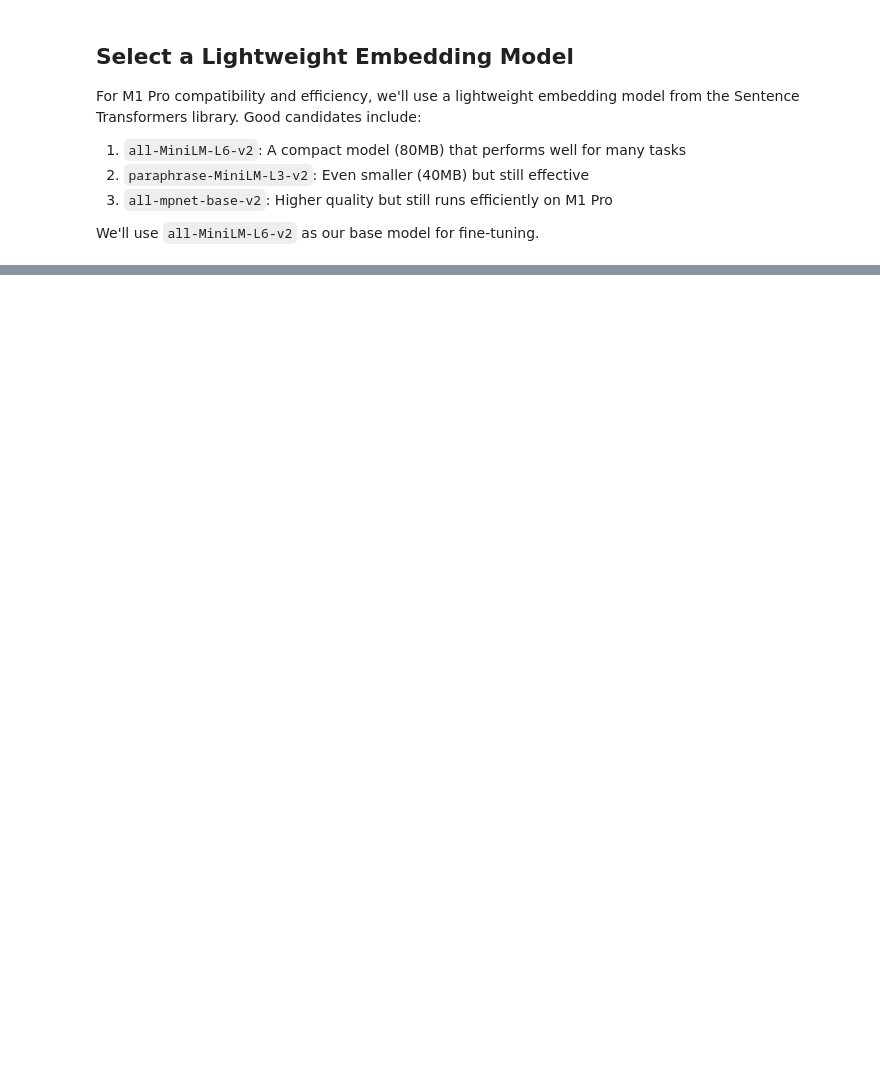
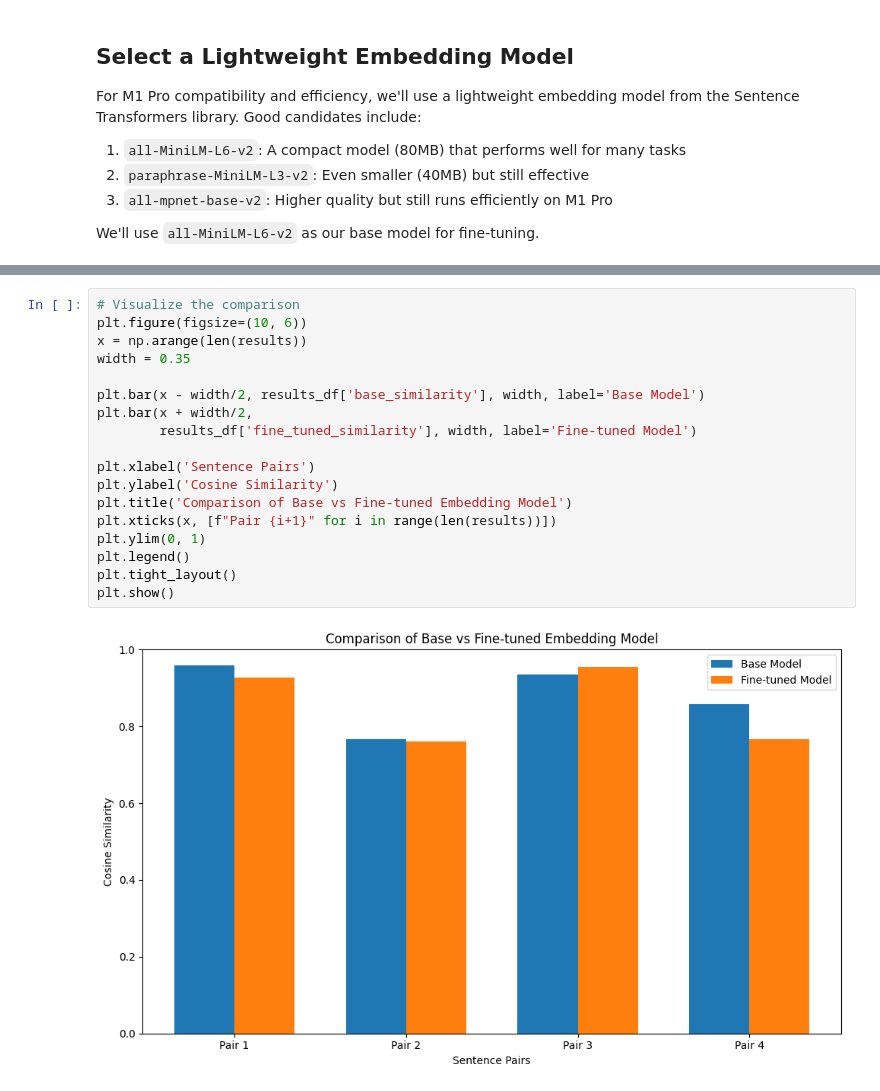
Before and after one commit to mateon01/class2025Spring-mid-term, a Jupyter notebook: fine_tun_embedding.ipynb, the cells around one changed output, grey strips where cells are left out. Cells and saved outputs as stored; diff of their text form; blank space fills up the shorter version.

```diff
--- a/fine_tun_embedding.ipynb
+++ b/fine_tun_embedding.ipynb
@@ -31,0 +354,20 @@ We'll use `all-MiniLM-L6-v2` as our base model for fine-tuning.
+# %%
+# Visualize the comparison
+plt.figure(figsize=(10, 6))
+x = np.arange(len(results))
+width = 0.35
+
+plt.bar(x - width/2, results_df['base_similarity'], width, label='Base Model')
+plt.bar(x + width/2,
+        results_df['fine_tuned_similarity'], width, label='Fine-tuned Model')
+
+plt.xlabel('Sentence Pairs')
+plt.ylabel('Cosine Similarity')
+plt.title('Comparison of Base vs Fine-tuned Embedding Model')
+plt.xticks(x, [f"Pair {i+1}" for i in range(len(results))])
+plt.ylim(0, 1)
+plt.legend()
+plt.tight_layout()
+plt.show()
+# %% [output]
+[figure, added]
```
Also changed, not shown: parts of 11 cells of this notebook.
